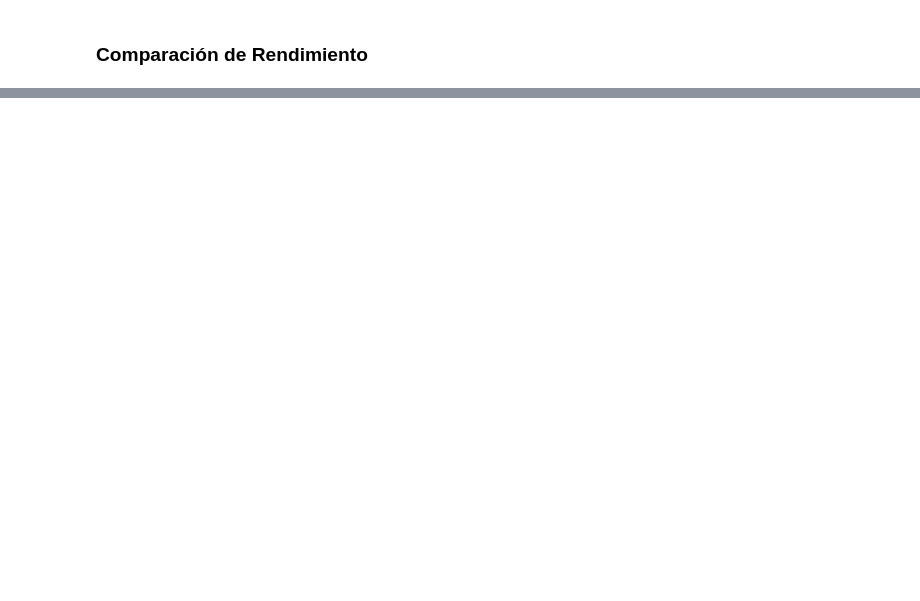
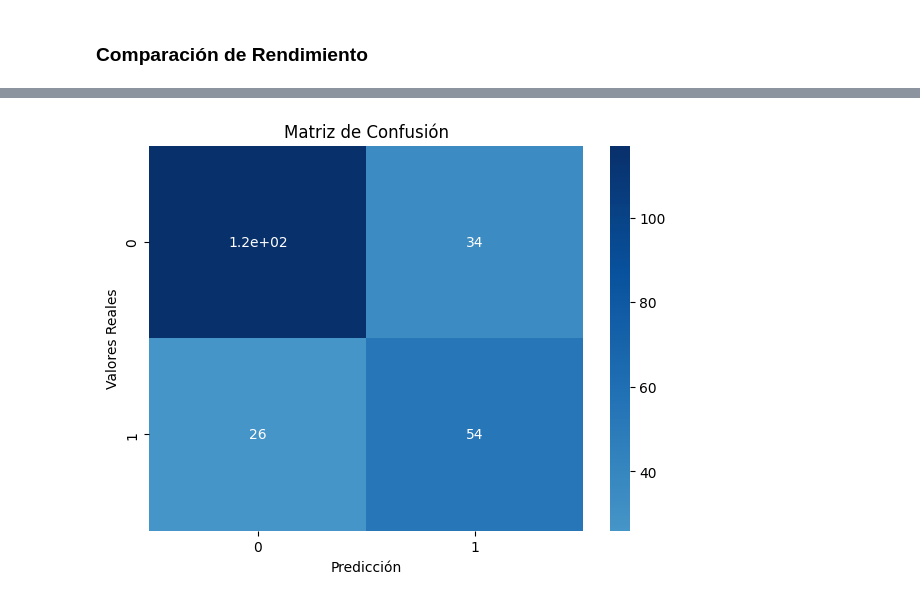
Before and after one commit to dmnunez1993/coding-dojo-ds-ml-bootcamp, a Jupyter notebook: machine_learning/examenes/examen_certificacion_intento_2_diabetes/notebooks/examen_certificacion_intento_2_diabetes.ipynb, the cells around one changed output, grey strips where cells are left out. Cells and saved outputs as stored; diff of their text form; code cells hidden in the pictures; blank space fills up the shorter version.

Commit message:
añadido ejemplo de optimizacion de random forests a examen

```diff
--- a/machine_learning/examenes/examen_certificacion_intento_2_diabetes/notebooks/examen_certificacion_intento_2_diabetes.ipynb
+++ b/machine_learning/examenes/examen_certificacion_intento_2_diabetes/notebooks/examen_certificacion_intento_2_diabetes.ipynb
@@ -1062,0 +1079,11 @@ Finalmente, teniendo en cuenta que el XGBoost es el que más aciertos positivos
+# %%
+import optuna
+
+# Optimizar Random Forest
+study_rf = optuna.create_study(direction="minimize")
+study_rf.optimize(objective_random_forest, n_trials=100)
+
+# Entrenar el mejor modelo de Random Forest
+best_rf_params = study_rf.best_params
+rf_optimized = RandomForestClassifier(**best_rf_params, random_state=42)
+rf_optimized.fit(X_train, y_train)
@@ -1062,0 +1119,10 @@ Finalmente, teniendo en cuenta que el XGBoost es el que más aciertos positivos
+# %%
+y_pred_rf_optimized = rf_optimized.predict(X_test)
+
+classification_report_rf_optimized = classification_report(y_test, y_pred_rf_optimized)
+conf_matrix_rf_optimized = confusion_matrix(y_test, y_pred_rf_optimized)
+
+print("Reporte de Clasificación Random Forests Optimizado Optuna")
+print(classification_report_rf_optimized)
+print("Matriz de confusión Random Forests Optimizado Optuna")
+print(conf_matrix_rf_optimized)
@@ -1062,0 +1143,4 @@ Finalmente, teniendo en cuenta que el XGBoost es el que más aciertos positivos
+# %%
+graficar_matriz_confusion(conf_matrix_rf_optimized, figsize=(7, 5))
+# %% [output]
+[figure, added]
```
Also changed, not shown: parts of 15 cells of this notebook.
